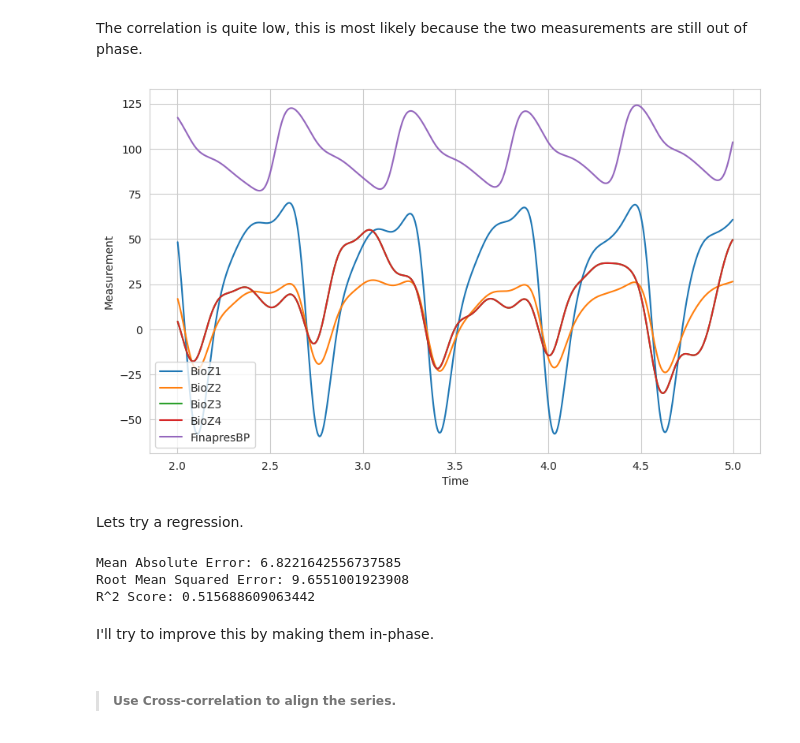
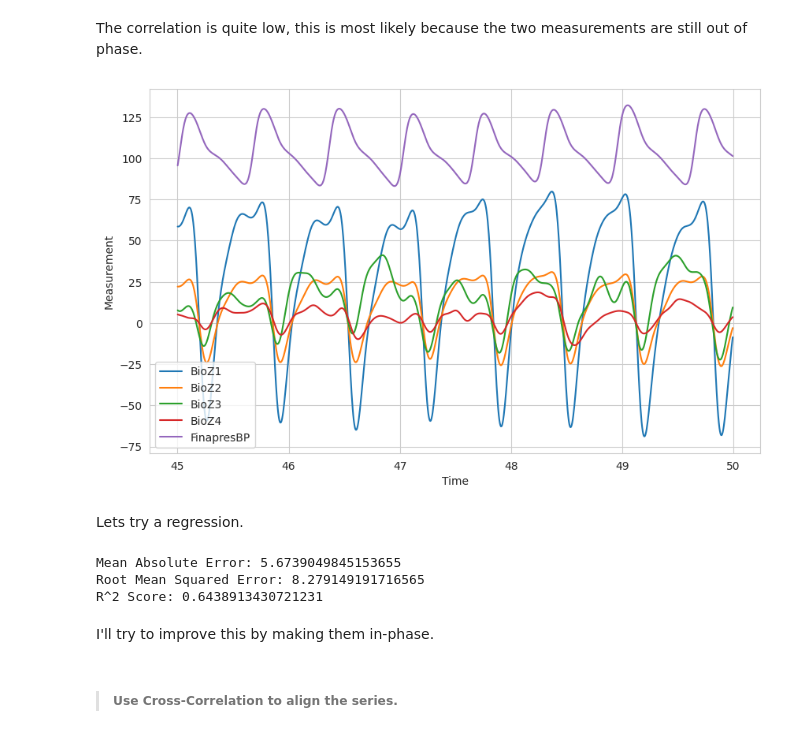
Before and after one commit to Spuced/https-gitlab.compuca4015_predicting_blood_pressure_based_on_bioimpedence, a Jupyter notebook: code/2nd_Attempt_Blood_Pressure_Prediction.ipynb, the cells around one changed output. Drawn from its saved outputs; the diff is of its cells as text; code cells hidden in the pictures.

```diff
--- a/code/2nd_Attempt_Blood_Pressure_Prediction.ipynb
+++ b/code/2nd_Attempt_Blood_Pressure_Prediction.ipynb
@@ -188,7 +191,7 @@ plt.show()
 # %% [markdown]
 It's a bit cluttered. For more detail I'll limit it to a 5 second stretch
 # %%
-def plot_measurements(df, start_time, end_time):
+def plot_measurements(df, start_time, end_time, hue=False):
 
     # Filter the DataFrame by time
     plot_df = df[(df['time'] >= start_time) & (df['time'] <= end_time)]
@@ -197,7 +200,7 @@ def plot_measurements(df, start_time, end_time):
     plt.figure(figsize=(10, 6))
 
     for column in columns_to_plot:
-        sns.lineplot(data=plot_df, x='time', y=column, label=column)
+        sns.lineplot(data=plot_df, x='time', y=column, label=column, hue=hue)
 
     plt.xlabel('Time')
     plt.ylabel('Measurement')
@@ -294,7 +297,7 @@ finapres_common = finapres_interpolator(common_time)
 bioz1_common = bioz1_interpolator(common_time)
 bioz2_common = bioz2_interpolator(common_time)
 bioz3_common = bioz3_interpolator(common_time)
-bioz4_common = bioz3_interpolator(common_time)
+bioz4_common = bioz4_interpolator(common_time)
 # %% [markdown]
 Create a dataframe with the new time axis.
 # %%
@@ -331,9 +332,9 @@ plt.show()
 The correlation is quite low, this is most likely because the two measurements are still out of phase.
 # %%
 columns_to_plot = ['BioZ1', 'BioZ2', 'BioZ3', 'BioZ4', 'FinapresBP']
-plot_measurements(bp_df, 0, 5)
+plot_measurements(bp_df, 45, 50)
 # %% [output]
-[figure, old version]
+[figure, new version]
 # %% [markdown]
 Lets try a regression.
 # %%
@@ -346,7 +347,6 @@ target = bp_df['FinapresBP'].values
 
 X_train, X_test, y_train, y_test = train_test_split(features, target, test_size=0.2, random_state=1234)
 
-# Step 5: Initialize, train, and evaluate the regression model
 model = RandomForestRegressor(n_estimators=100, random_state=1234)
 model.fit(X_train, y_train)
 y_pred = model.predict(X_test)
@@ -360,12 +360,12 @@ print(f'Mean Absolute Error: {mae}')
 print(f'Root Mean Squared Error: {rmse}')
 print(f'R^2 Score: {r2}')
 # %% [output]
-Mean Absolute Error: 6.8221642556737585
-Root Mean Squared Error: 9.6551001923908
-R^2 Score: 0.515688609063442
+Mean Absolute Error: 5.6739049845153655
+Root Mean Squared Error: 8.279149191716565
+R^2 Score: 0.6438913430721231
 # %% [markdown]
 I'll try to improve this by making them in-phase.
 # %% [markdown]
-> ##### **Use Cross-correlation to align the series.**
+> ##### **Use Cross-Correlation to align the series.**
 # %% [markdown]
 As different, subjects might have different gaps between the measurements, I'll use cross-correlation to align the different measurements instead of a hard-coded shift.
```
Also changed, not shown: parts of 59 cells of this notebook.
